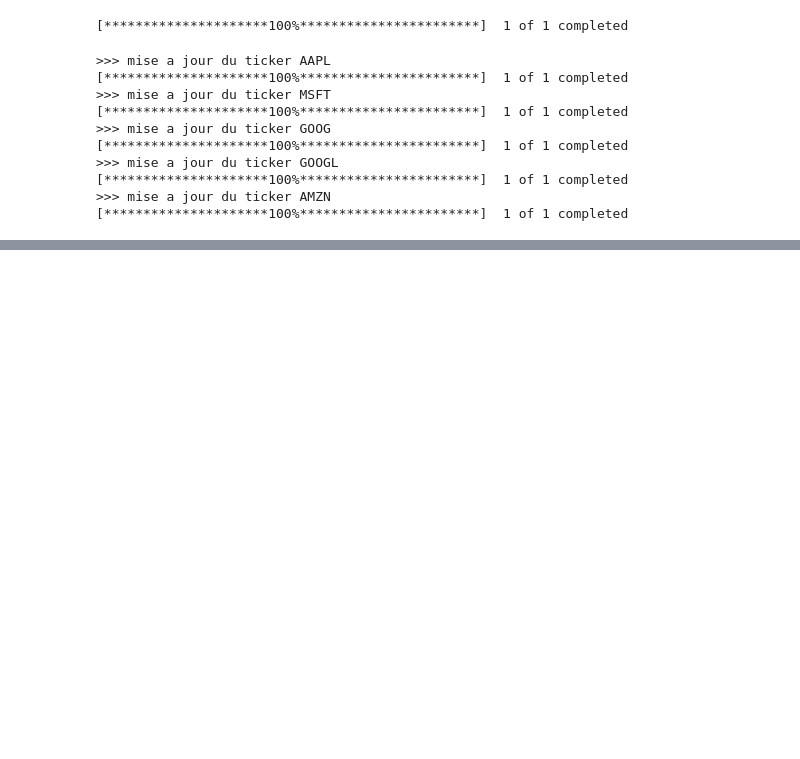
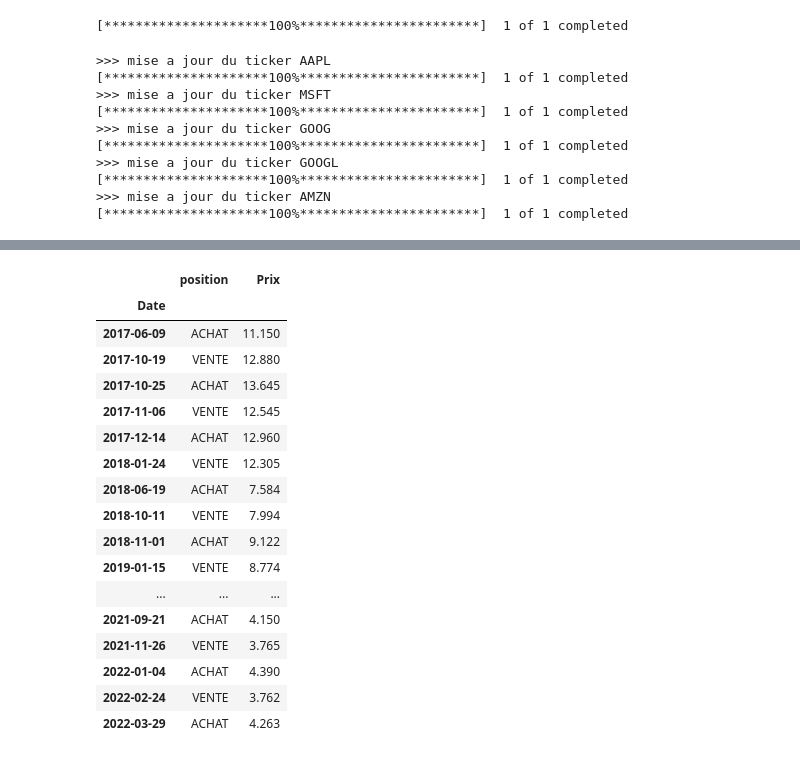
Before and after one commit to antoinebarre/grisbi-dev, a Jupyter notebook: test_manipulation_stock.ipynb, the cells around one changed output, grey strips where cells are left out. Cells and saved outputs as stored; diff of their text form; code cells hidden in the pictures; blank space fills up the shorter version.

```diff
--- a/test_manipulation_stock.ipynb
+++ b/test_manipulation_stock.ipynb
@@ -60,0 +82,21 @@ aa.tail()
+# %%
+dt
+# %% [output]
+|  | position | Prix |
+| Date |  |  |
+| 2017-06-09 | ACHAT | 11.150 |
+| 2017-10-19 | VENTE | 12.880 |
+| 2017-10-25 | ACHAT | 13.645 |
+| 2017-11-06 | VENTE | 12.545 |
+| 2017-12-14 | ACHAT | 12.960 |
+| 2018-01-24 | VENTE | 12.305 |
+| 2018-06-19 | ACHAT | 7.584 |
+| 2018-10-11 | VENTE | 7.994 |
+| 2018-11-01 | ACHAT | 9.122 |
+| 2019-01-15 | VENTE | 8.774 |
+| ... | ... | ... |
+| 2021-09-21 | ACHAT | 4.150 |
+| 2021-11-26 | VENTE | 3.765 |
+| 2022-01-04 | ACHAT | 4.390 |
+| 2022-02-24 | VENTE | 3.762 |
+| 2022-03-29 | ACHAT | 4.263 |
```
Also changed, not shown: parts of 8 cells of this notebook, 1 other file.
